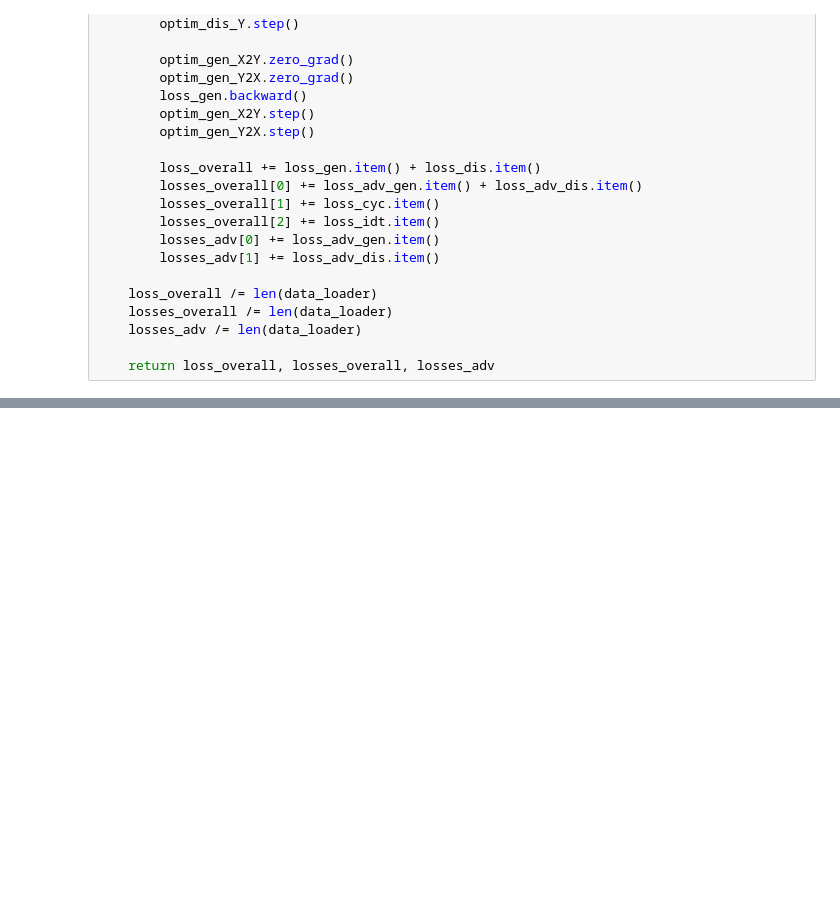
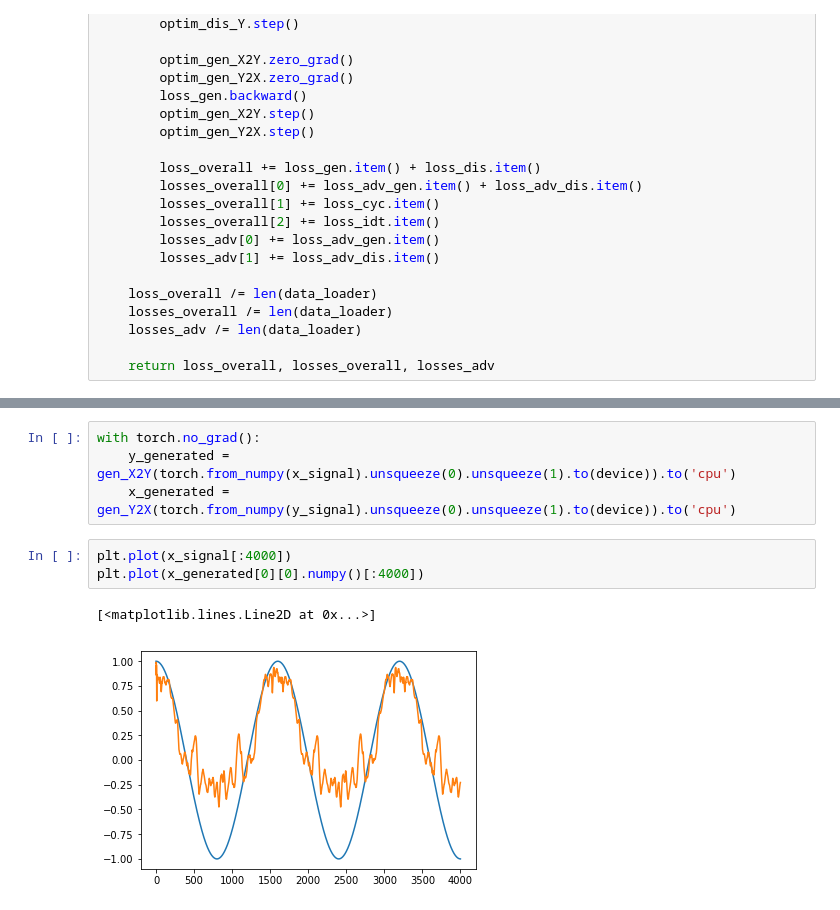
Before and after one commit to cross32768/WaveCycleGAN_experiment, a Jupyter notebook: WaveCycleGAN.ipynb, the cells around one changed output, grey strips where cells are left out. Drawn from its saved outputs; the diff is of its cells as text; blank space fills up the shorter version.

```diff
--- a/WaveCycleGAN.ipynb
+++ b/WaveCycleGAN.ipynb
@@ -243,0 +242,10 @@ KeyboardInterrupt:
+# %%
+with torch.no_grad():
+    y_generated = gen_X2Y(torch.from_numpy(x_signal).unsqueeze(0).unsqueeze(1).to(device)).to('cpu')
+    x_generated = gen_Y2X(torch.from_numpy(y_signal).unsqueeze(0).unsqueeze(1).to(device)).to('cpu')
+# %%
+plt.plot(x_signal[:4000])
+plt.plot(x_generated[0][0].numpy()[:4000])
+# %% [output]
+[<matplotlib.lines.Line2D at 0x...>]
+[figure, added]
```
Also changed, not shown: parts of 5 cells of this notebook.
